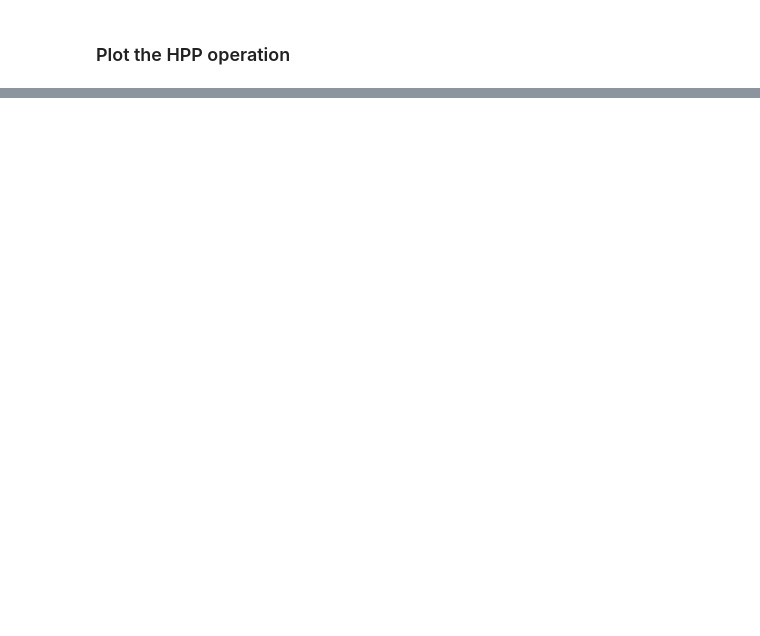
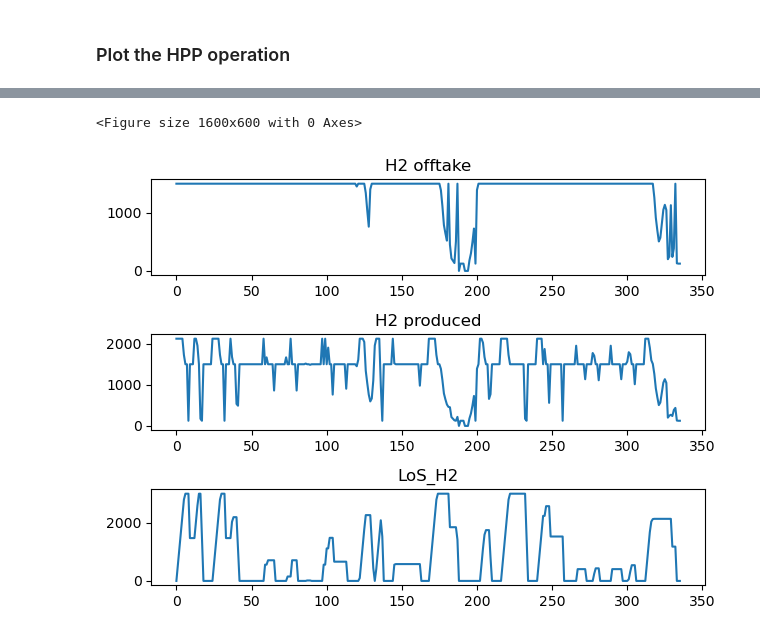
Before and after one commit to MartenDeVries96/hydesign, a Jupyter notebook: docs/notebooks/HPP_evaluation_P2X.ipynb, the cells around one changed output, grey strips where cells are left out. Saved outputs shown, nothing was run; the diff lists cells and outputs as text; code cells hidden in the pictures; blank space fills up the shorter version.

```diff
--- a/docs/notebooks/HPP_evaluation_P2X.ipynb
+++ b/docs/notebooks/HPP_evaluation_P2X.ipynb
@@ -248,0 +293,21 @@ plt.legend(loc='upper center', bbox_to_anchor=(0.5, 1.15),
+# %%
+# Create a figure and a grid of subplots
+plt.figure(figsize=[16,6])
+fig, axes = plt.subplots(nrows=3, ncols=1)
+
+# Now you can use the axes to create individual plots
+axes[0].plot(m_H2_offtake_t[:24*n_days_plot])
+axes[0].set_title('H2 offtake')
+
+axes[1].plot(m_H2_t[:24*n_days_plot])
+axes[1].set_title('H2 produced')
+
+axes[2].plot(LoS_H2_t[:24*n_days_plot])
+axes[2].set_title('LoS_H2')
+
+# Adjust layout and display the plots
+plt.tight_layout()
+plt.show()
+# %% [output]
+<Figure size 1600x600 with 0 Axes>
+[figure, added]
```
Also changed, not shown: parts of 9 cells of this notebook, 20 other files.
